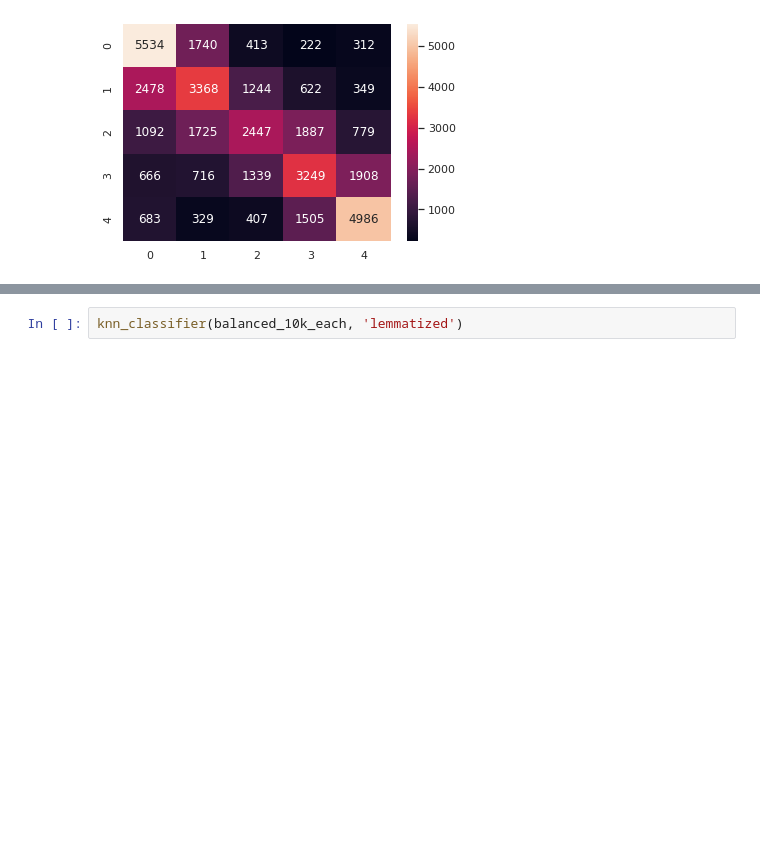
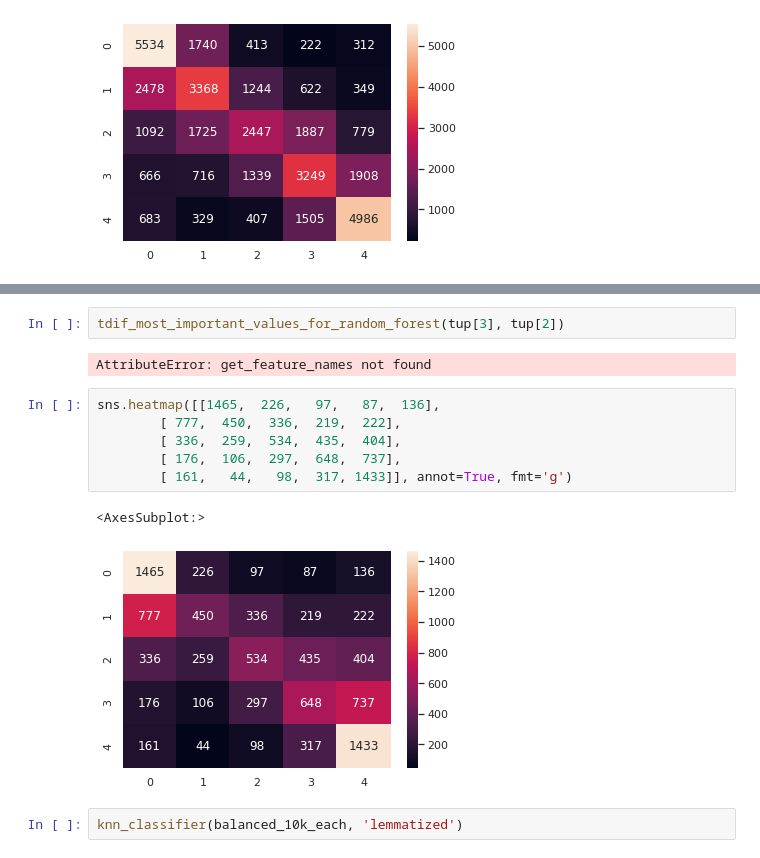
Before and after one commit to Second0395/Capstone_3, a Jupyter notebook: working.ipynb, the cells around one changed output, grey strips where cells are left out. Saved outputs shown, nothing was run; the diff lists cells and outputs as text; blank space fills up the shorter version.

```diff
--- a/working.ipynb
+++ b/working.ipynb
@@ -213,3 +184,16 @@ sns.heatmap([[6187,  923,  210,  259,  380],
+# %%
+tdif_most_important_values_for_random_forest(tup[3], tup[2])
+# %% [output]
+AttributeError: get_feature_names not found
+# %%
+sns.heatmap([[1465,  226,   97,   87,  136],
+        [ 777,  450,  336,  219,  222],
+        [ 336,  259,  534,  435,  404],
+        [ 176,  106,  297,  648,  737],
+        [ 161,   44,   98,  317, 1433]], annot=True, fmt='g')
+# %% [output]
+<AxesSubplot:>
+[figure, added]
 # %%
 knn_classifier(balanced_10k_each, 'lemmatized')
 # %% [output]
```
Also changed, not shown: parts of 20 cells of this notebook.
